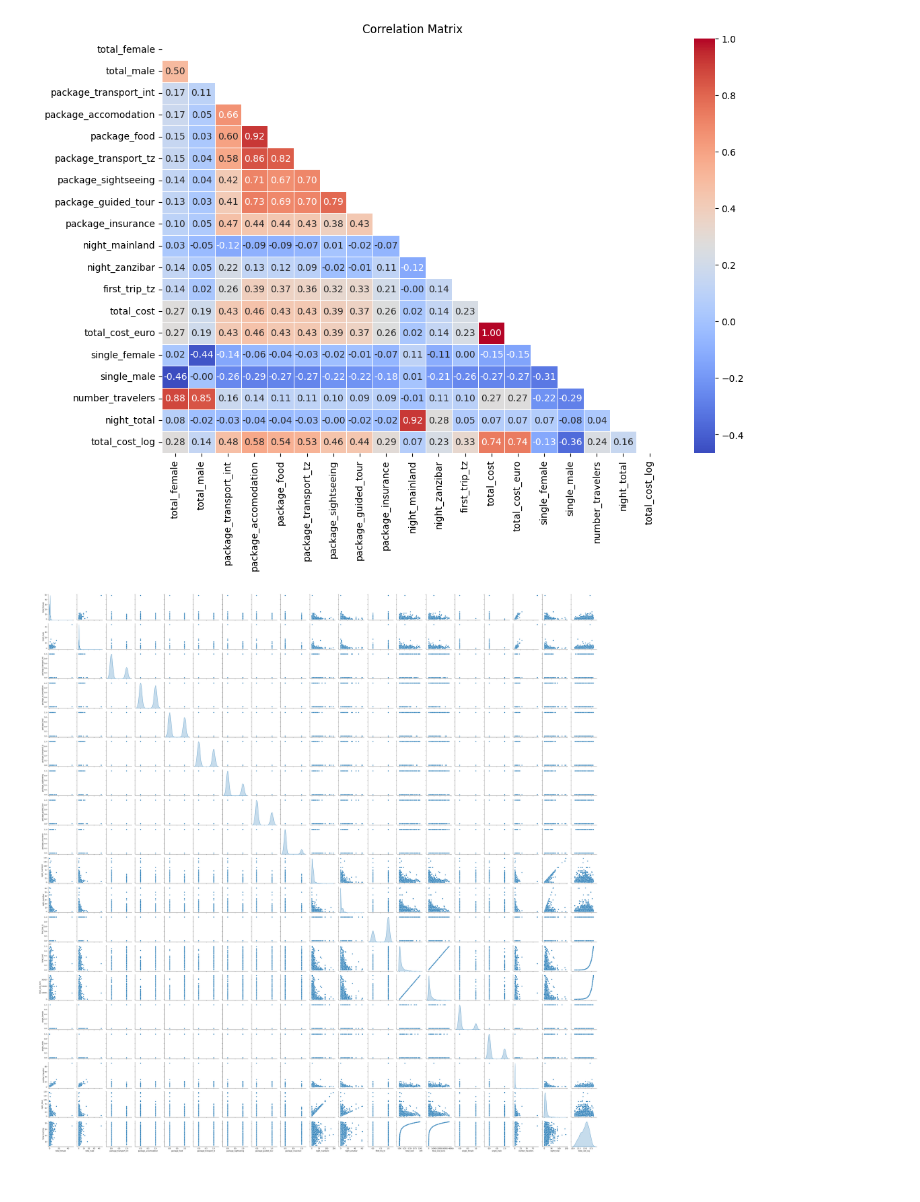
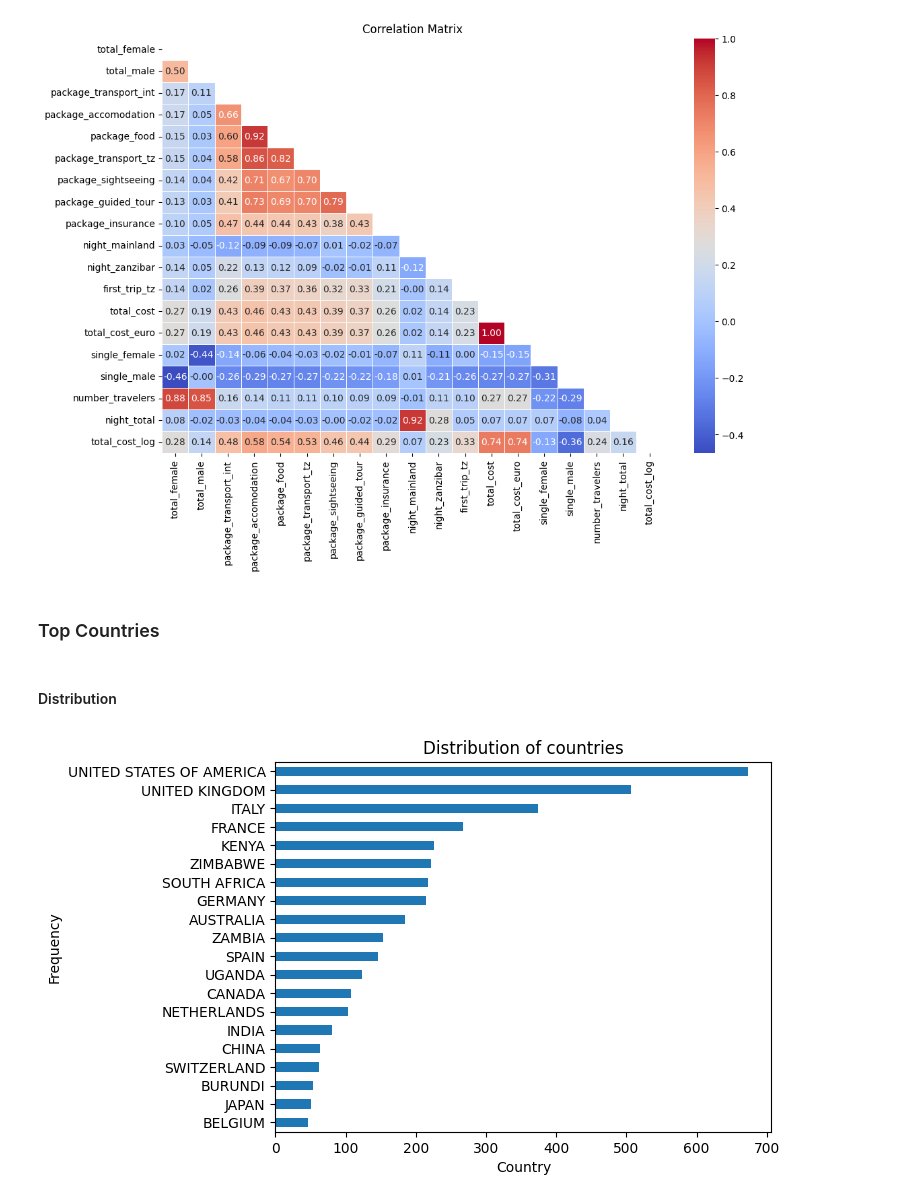
Before and after one commit to ismileusmilenot/ds-tourism-project, a Jupyter notebook: 1_EDA.ipynb, the cells around one changed output. Saved outputs shown, nothing was run; the diff lists cells and outputs as text; code cells hidden in the pictures.

```diff
--- a/1_EDA.ipynb
+++ b/1_EDA.ipynb
@@ -302,12 +300,15 @@ plt.title('Correlation Matrix')
 plt.show()
 # %% [output]
 [figure]
-# %%
-import pandas as pd
-import seaborn as sns
-import matplotlib.pyplot as plt
-sns.pairplot(df_train, diag_kind='kde')
-plt.show()
-# %% [output]
-[figure]
+# %% [markdown]
+### Top Countries
+# %% [markdown]
+#### Distribution
+# %%
+df_train['country'].value_counts().head(20).sort_values().plot(kind='barh')
+plt.title("Distribution of countries")
+plt.xlabel("Country")
+plt.ylabel("Frequency");
+# %% [output]
+[figure, added]
 # %%
```
Also changed, not shown: parts of 47 cells of this notebook.
